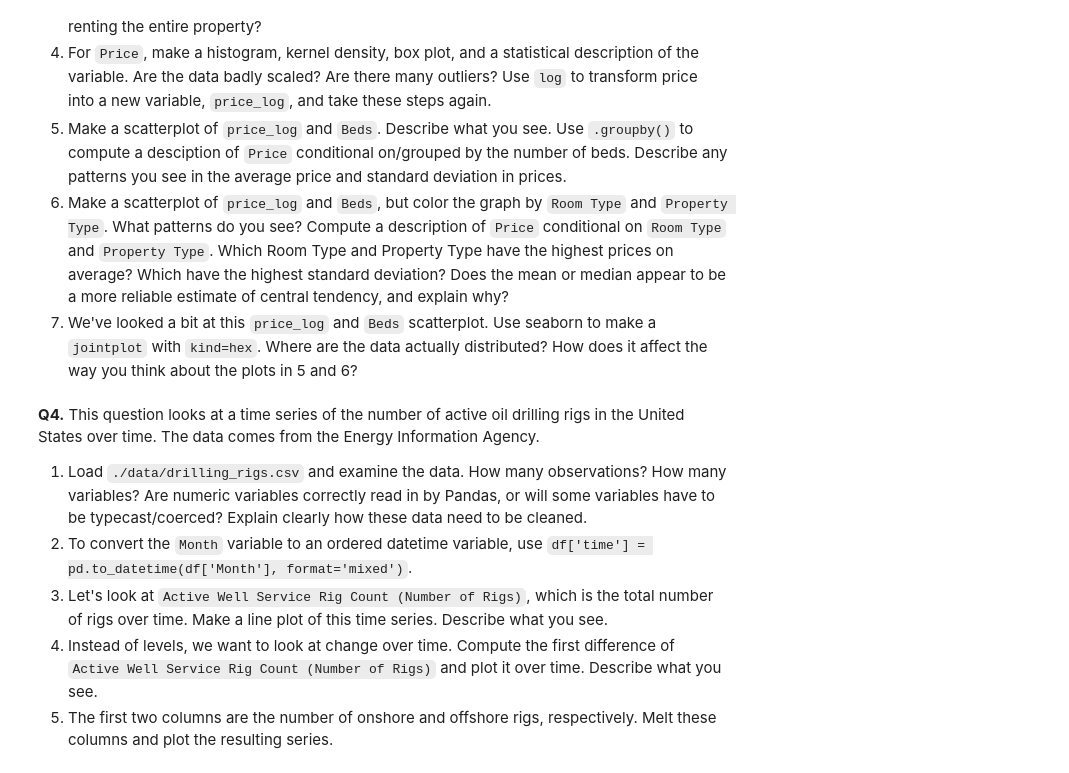
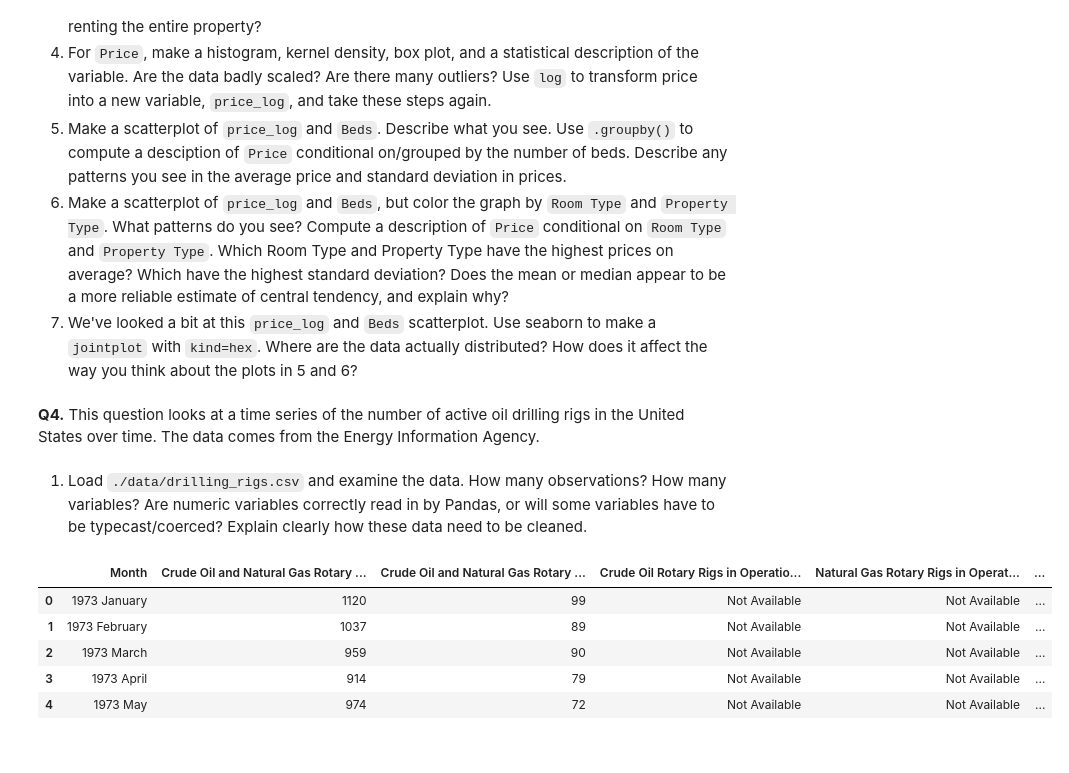
Before and after one commit to alaplace17/EDA, a Jupyter notebook: assignment/assignment.ipynb, the cells around one changed output. Drawn from its saved outputs; the diff is of its cells as text; code cells hidden in the pictures.

```diff
--- a/assignment/assignment.ipynb
+++ b/assignment/assignment.ipynb
@@ -230,11 +230,18 @@ Name: Foreign Gift Amount, dtype: int64
   5. Make a scatterplot of `price_log` and `Beds`. Describe what you see. Use `.groupby()` to compute a desciption of `Price` conditional on/grouped by the number of beds. Describe any patterns you see in the average price and standard deviation in prices.
   6. Make a scatterplot of `price_log` and `Beds`, but color the graph by `Room Type` and `Property Type`. What patterns do you see? Compute a description of `Price` conditional on `Room Type` and `Property Type`. Which Room Type and Property Type have the highest prices on average? Which have the highest standard deviation? Does the mean or median appear to be a more reliable estimate of central tendency, and explain why?
   7. We've looked a bit at this `price_log` and `Beds` scatterplot. Use seaborn to make a `jointplot` with `kind=hex`. Where are the data actually distributed? How does it affect the way you think about the plots in 5 and 6?
-# %% [markdown]
-**Q4.** This question looks at a time series of the number of active oil drilling rigs in the United States over time. The data comes from the Energy Information Agency.
-
-1. Load `./data/drilling_rigs.csv` and examine the data. How many observations? How many variables? Are numeric variables correctly read in by Pandas, or will some variables have to be typecast/coerced? Explain clearly how these data need to be cleaned.
-2. To convert the `Month` variable to an ordered datetime variable, use `df['time'] = pd.to_datetime(df['Month'], format='mixed')`.
-3. Let's look at `Active Well Service Rig Count (Number of Rigs)`, which is the total number of rigs over time. Make a line plot of this time series. Describe what you see.
-4. Instead of levels, we want to look at change over time. Compute the first difference of  `Active Well Service Rig Count (Number of Rigs)` and plot it over time. Describe what you see.
-5. The first two columns are the number of onshore and offshore rigs, respectively. Melt these columns and plot the resulting series.
+# %% [markdown]
+**Q4.** This question looks at a time series of the number of active oil drilling rigs in the United States over time. The data comes from the Energy Information Agency.
+# %% [markdown]
+1. Load `./data/drilling_rigs.csv` and examine the data. How many observations? How many variables? Are numeric variables correctly read in by Pandas, or will some variables have to be typecast/coerced? Explain clearly how these data need to be cleaned.
+# %%
+df = pd.read_csv('https://github.com/alaplace17/EDA/blob/main/assignment/data/drilling_rigs.csv?raw=true') # Local file
+
+df.head()
+# %% [output]
+|  | Month | Crude Oil and Natural Gas Rotary ... | Crude Oil and Natural Gas Rotary ... | Crude Oil Rotary Rigs in Operatio... | Natural Gas Rotary Rigs in Operat... | ... |
+| 0 | 1973 January | 1120 | 99 | Not Available | Not Available | ... |
+| 1 | 1973 February | 1037 | 89 | Not Available | Not Available | ... |
+| 2 | 1973 March | 959 | 90 | Not Available | Not Available | ... |
+| 3 | 1973 April | 914 | 79 | Not Available | Not Available | ... |
+| 4 | 1973 May | 974 | 72 | Not Available | Not Available | ... |
```
Also changed, not shown: parts of 16 cells of this notebook.
